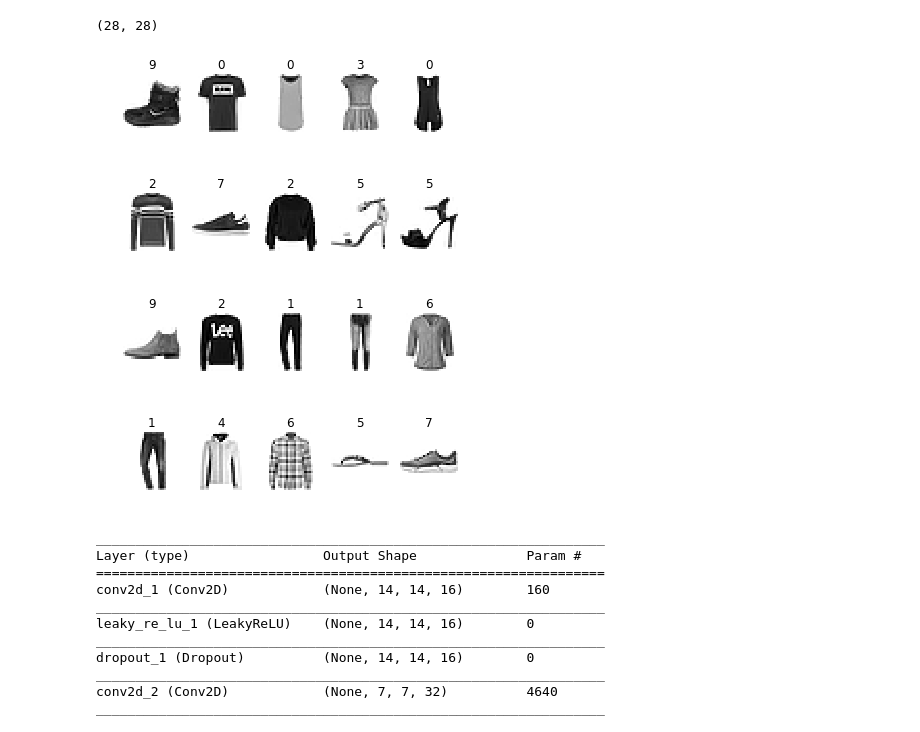
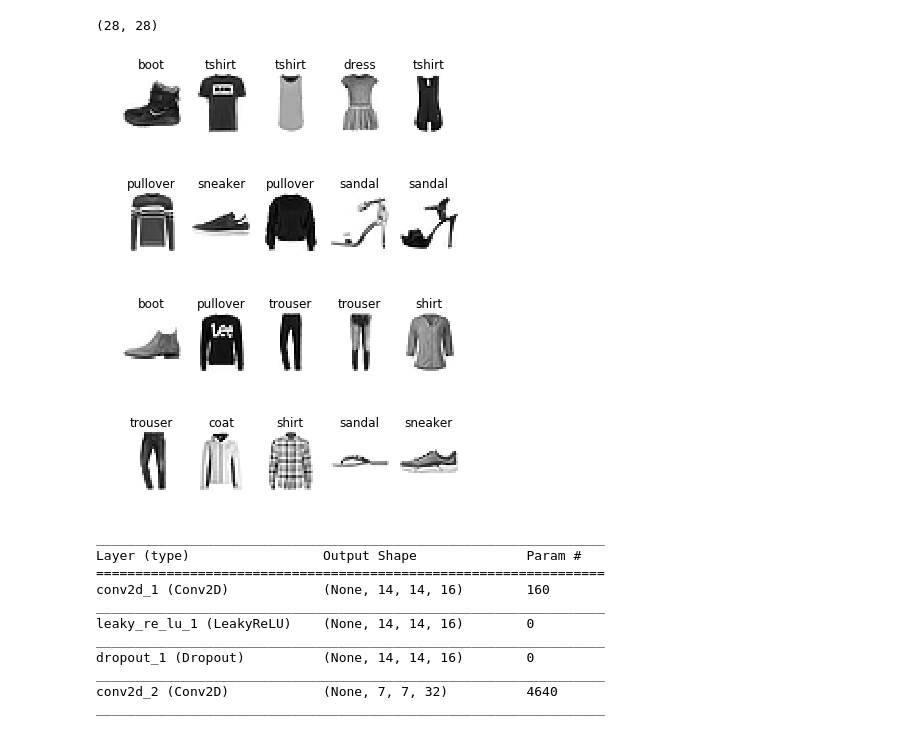
Before and after one commit to kenNicholaus/Generate_Fashion_Using_Various_GANS, a Jupyter notebook: Generate_Fashion_ACGAN.ipynb, the cells around one changed output. Cells and saved outputs as stored; diff of their text form; code cells hidden in the pictures.

Commit message:
uploaded trained notebook

```diff
--- a/Generate_Fashion_ACGAN.ipynb
+++ b/Generate_Fashion_ACGAN.ipynb
@@ -101,15 +101,15 @@ input_channels = 1
 # %%
 # plot images from the train dataset
 for i in range(10):
     # define subplot
     a=plt.subplot(2, 5, 1 + i)
     # turn off axis
     plt.axis('off')
     # plot raw pixel data
     plt.imshow(X_train[i], cmap='gray_r')
-    a.set_title(y_train[i])
+    a.set_title(label_dict[y_train[i]])
 # %% [output]
-[figure, old version]
+[figure, new version]
 # %%
 # plot images from the test dataset
 for i in range(10):
@@ -119,9 +119,9 @@ for i in range(10):
     plt.axis('off')
     # plot raw pixel data
     plt.imshow(X_test[i], cmap='gray_r')
-    a.set_title(y_test[i])
+    a.set_title(label_dict[y_test[i]])
 # %% [output]
-[figure, old version]
+[figure, new version]
 # %%
 class ACGAN():
     def __init__(self):
```
